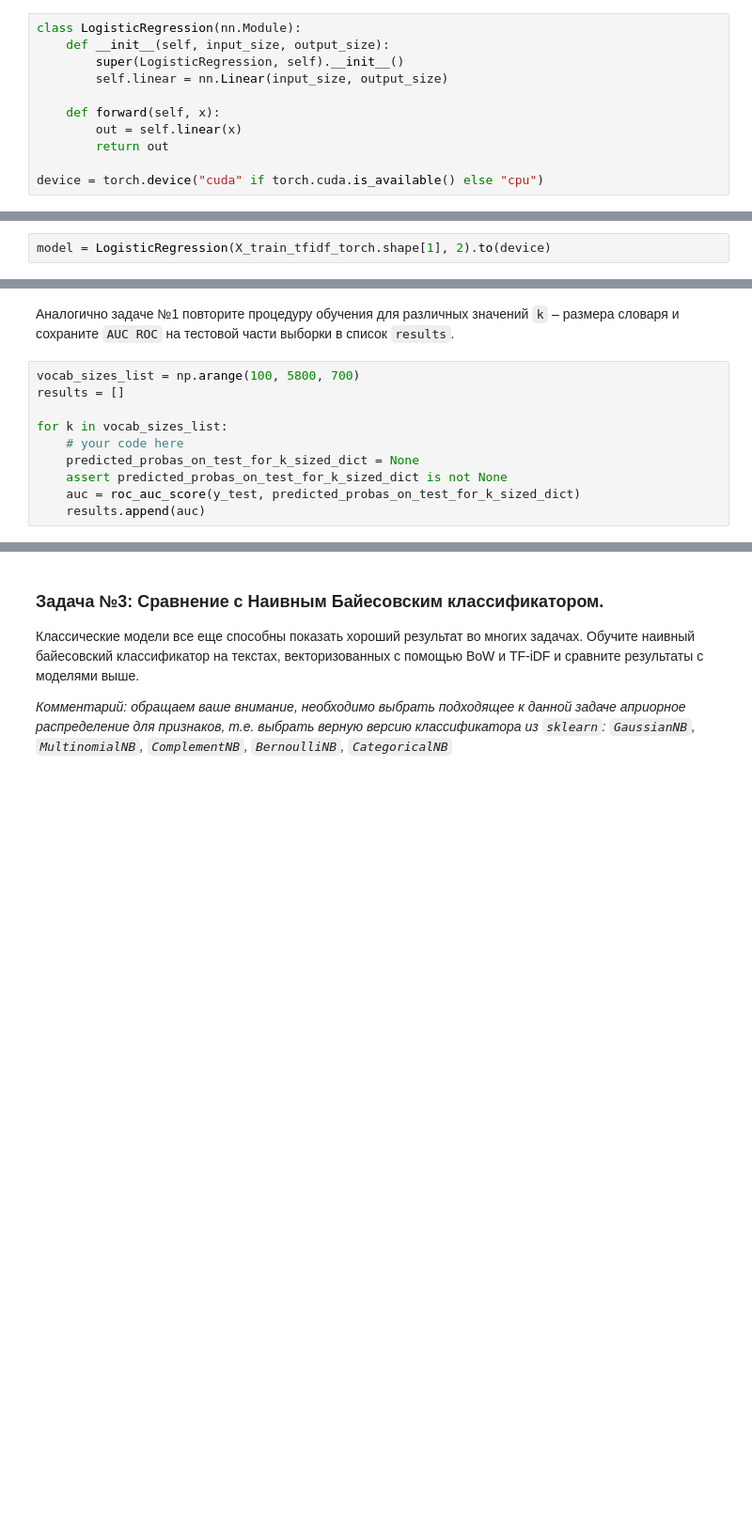
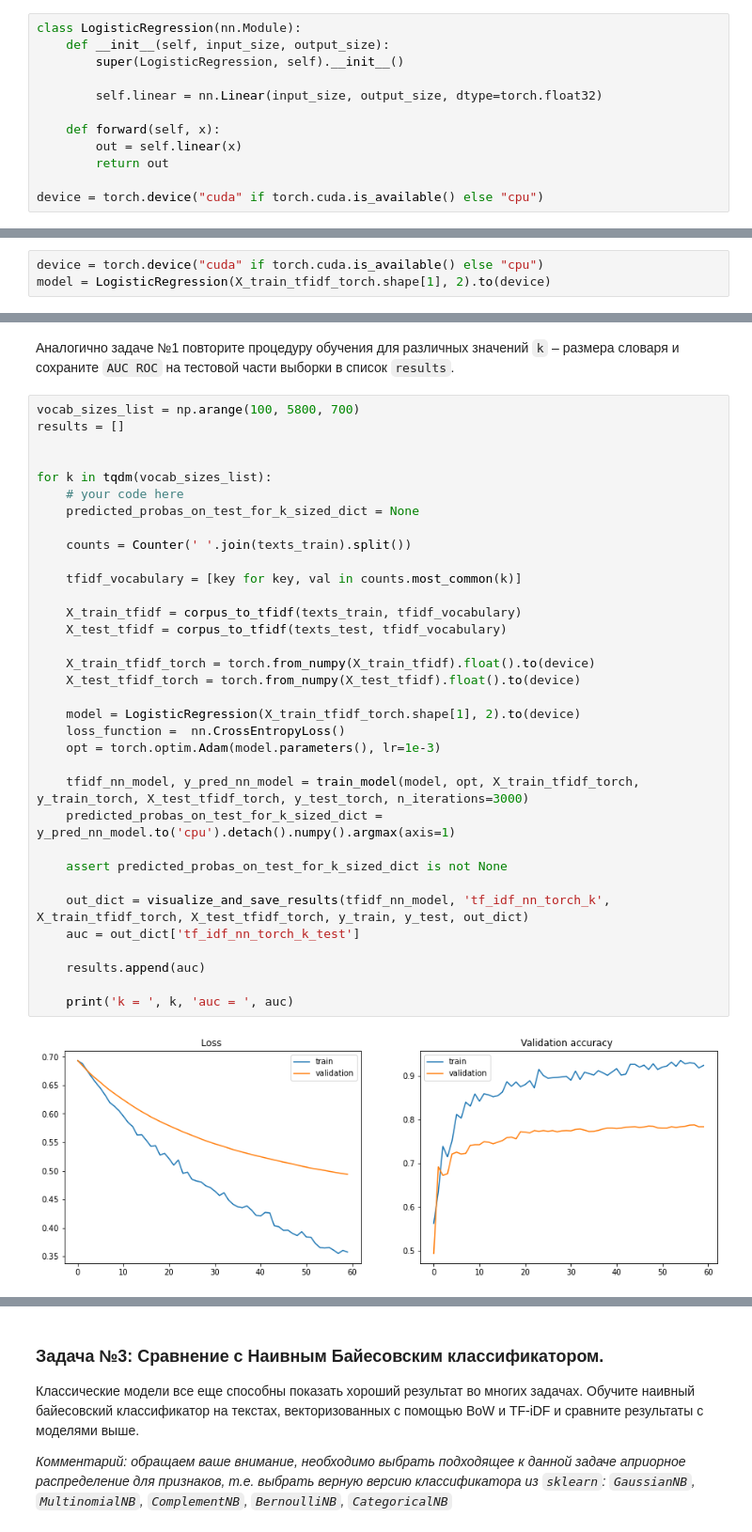
Before and after one commit to k2a07/MIPT-homeworks, a Jupyter notebook: assignment01_text_classification/assignment01.ipynb, the cells around one changed output, grey strips where cells are left out. Shown at 94% size. Saved outputs shown, nothing was run; the diff lists cells and outputs as text; blank space fills up the shorter version.

```diff
--- a/assignment01_text_classification/assignment01.ipynb
+++ b/assignment01_text_classification/assignment01.ipynb
@@ -158,7 +158,8 @@ out_dict = visualize_and_save_results(bow_model, 'bow_log_reg_sklearn', X_train_
 class LogisticRegression(nn.Module):
     def __init__(self, input_size, output_size):
         super(LogisticRegression, self).__init__()
-        self.linear = nn.Linear(input_size, output_size)
+
+        self.linear = nn.Linear(input_size, output_size, dtype=torch.float32)
 
     def forward(self, x):
         out = self.linear(x)
@@ -353,2 +358,3 @@ X_test_tfidf_torch = torch.tensor(X_test_tfidf)
 # %%
+device = torch.device("cuda" if torch.cuda.is_available() else "cpu")
 model = LogisticRegression(X_train_tfidf_torch.shape[1], 2).to(device)
@@ -373,12 +377,38 @@ assert out_dict['tf_idf_nn_torch_test'] >= out_dict['bow_nn_torch_test'], 'AUC R
 # %% [markdown]
 Аналогично задаче №1 повторите процедуру обучения для различных значений `k` – размера словаря и сохраните `AUC ROC` на тестовой части выборки в список `results`.
-# %%
-vocab_sizes_list = np.arange(100, 5800, 700)
-results = []
-
-for k in vocab_sizes_list:
-    # your code here
-    predicted_probas_on_test_for_k_sized_dict = None
-    assert predicted_probas_on_test_for_k_sized_dict is not None
-    auc = roc_auc_score(y_test, predicted_probas_on_test_for_k_sized_dict)
-    results.append(auc)
+# %%
+vocab_sizes_list = np.arange(100, 5800, 700)
+results = []
+
+
+for k in tqdm(vocab_sizes_list):
+    # your code here
+    predicted_probas_on_test_for_k_sized_dict = None
+
+    counts = Counter(' '.join(texts_train).split())
+
+    tfidf_vocabulary = [key for key, val in counts.most_common(k)]
+
+    X_train_tfidf = corpus_to_tfidf(texts_train, tfidf_vocabulary)
+    X_test_tfidf = corpus_to_tfidf(texts_test, tfidf_vocabulary)
+
+    X_train_tfidf_torch = torch.from_numpy(X_train_tfidf).float().to(device)
+    X_test_tfidf_torch = torch.from_numpy(X_test_tfidf).float().to(device)
+
+    model = LogisticRegression(X_train_tfidf_torch.shape[1], 2).to(device)
+    loss_function =  nn.CrossEntropyLoss()
+    opt = torch.optim.Adam(model.parameters(), lr=1e-3)
+
+    tfidf_nn_model, y_pred_nn_model = train_model(model, opt, X_train_tfidf_torch, y_train_torch, X_test_tfidf_torch, y_test_torch, n_iterations=3000)
+    predicted_probas_on_test_for_k_sized_dict = y_pred_nn_model.to('cpu').detach().numpy().argmax(axis=1)
+
+    assert predicted_probas_on_test_for_k_sized_dict is not None
+
+    out_dict = visualize_and_save_results(tfidf_nn_model, 'tf_idf_nn_torch_k', X_train_tfidf_torch, X_test_tfidf_torch, y_train, y_test, out_dict)
+    auc = out_dict['tf_idf_nn_torch_k_test']
+
+    results.append(auc)
+
+    print('k = ', k, 'auc = ', auc)
+# %% [output]
+[figure, added]
```
Also changed, not shown: parts of 22 cells of this notebook, 1 other file.
